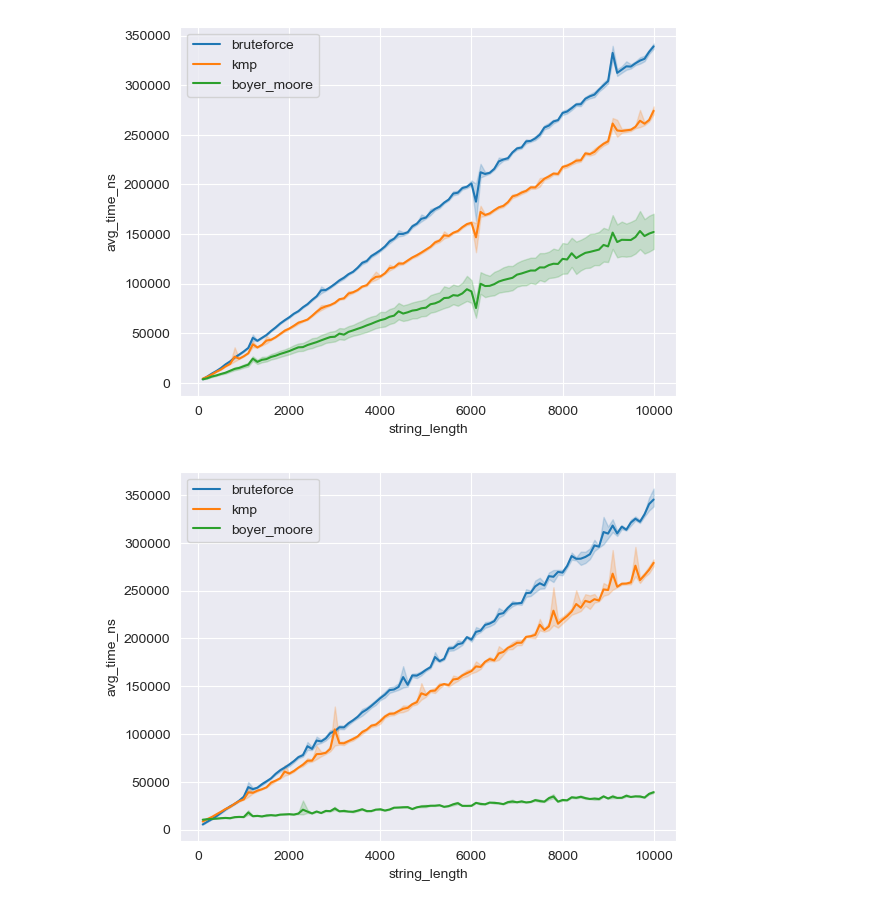
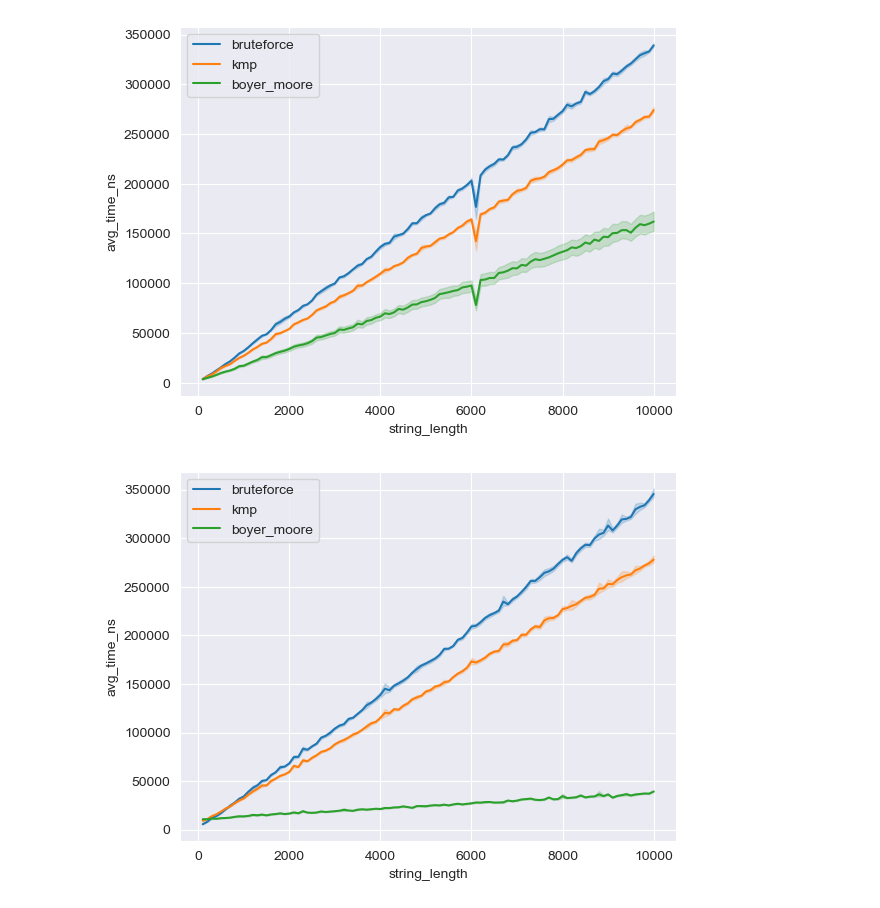
Before and after one commit to M01010/CSC311-project, a Jupyter notebook: analysis.ipynb, the cells around one changed output. Drawn from its saved outputs; the diff is of its cells as text; code cells hidden in the pictures.

```diff
--- a/analysis.ipynb
+++ b/analysis.ipynb
@@ -36,19 +36,19 @@ plt.show()
 # %%
 
 for alg in df['algorithm'].unique():
-    sns.lineplot(data=df[(df.algorithm == alg) & (df.pattern_length < 10)], x='string_length', y='avg_time_ns',
+    sns.lineplot(data=df[(df.algorithm == alg) & (df.pattern_length < 9)], x='string_length', y='avg_time_ns',
                  label=alg)
 plt.legend()
 plt.savefig('images/fig2.png')
 plt.show()
 # %% [output]
-[figure, old version]
+[figure, new version]
 # %%
 for alg in df['algorithm'].unique():
-    sns.lineplot(data=df[(df.algorithm == alg) & (df.pattern_length == 50)], x='string_length', y='avg_time_ns',
+    sns.lineplot(data=df[(df.algorithm == alg) & (df.pattern_length > 45)], x='string_length', y='avg_time_ns',
                  label=alg)
 plt.legend()
 plt.savefig('images/fig3.png')
 plt.show()
 # %% [output]
-[figure, old version]
+[figure, new version]
```
Also changed, not shown: parts of 2 cells of this notebook, 4 other files.
